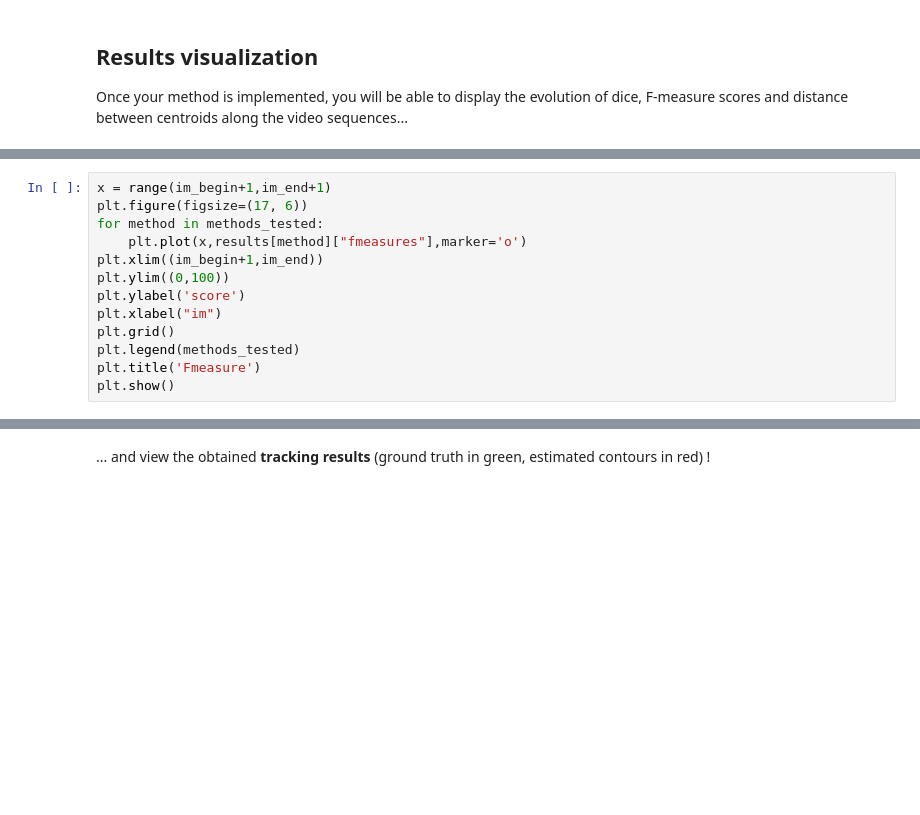
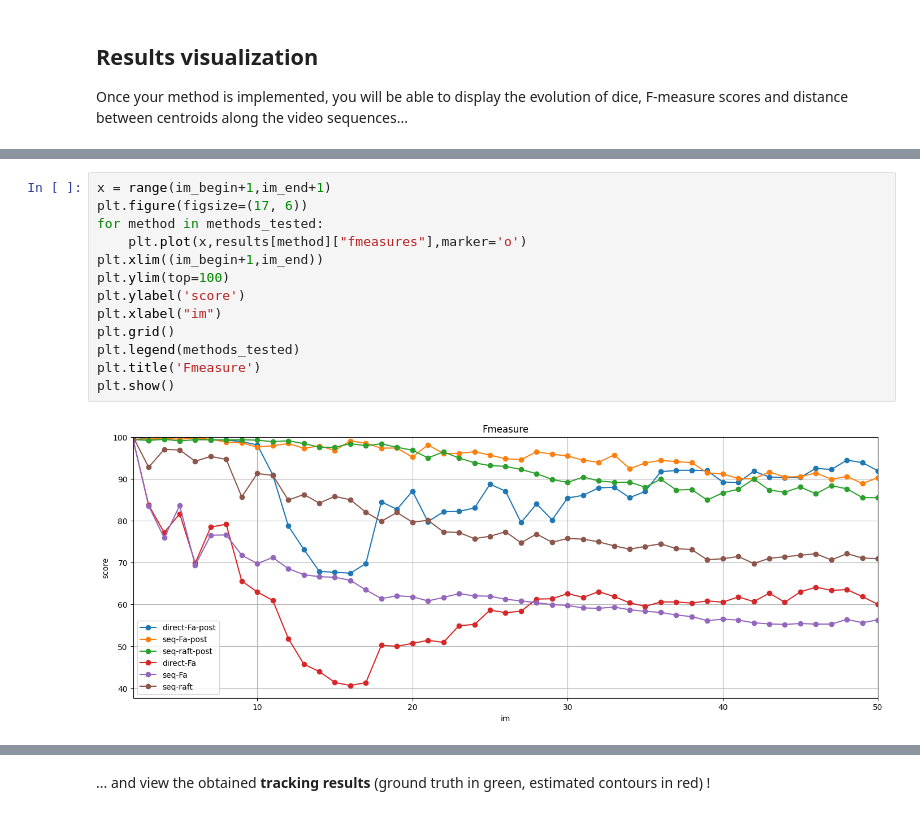
Before and after one commit to GGomez99/Optical-Flow-Motion-Estimation-Project, a Jupyter notebook: results scoring.ipynb, the cells around one changed output, grey strips where cells are left out. Drawn from its saved outputs; the diff is of its cells as text; blank space fills up the shorter version.

```diff
--- a/results scoring.ipynb
+++ b/results scoring.ipynb
@@ -217,16 +221,18 @@ plt.show()
 # %%
 x = range(im_begin+1,im_end+1)
 plt.figure(figsize=(17, 6))
 for method in methods_tested:
     plt.plot(x,results[method]["fmeasures"],marker='o')
 plt.xlim((im_begin+1,im_end))
-plt.ylim((0,100))
+plt.ylim(top=100)
 plt.ylabel('score')
 plt.xlabel("im")
 plt.grid()
 plt.legend(methods_tested)
 plt.title('Fmeasure')
 plt.show()
+# %% [output]
+[figure, added]
 # %%
 x = range(im_begin+1,im_end+1)
 plt.figure(figsize=(17, 6))
```
Also changed, not shown: parts of 4 cells of this notebook, 2 other files.
